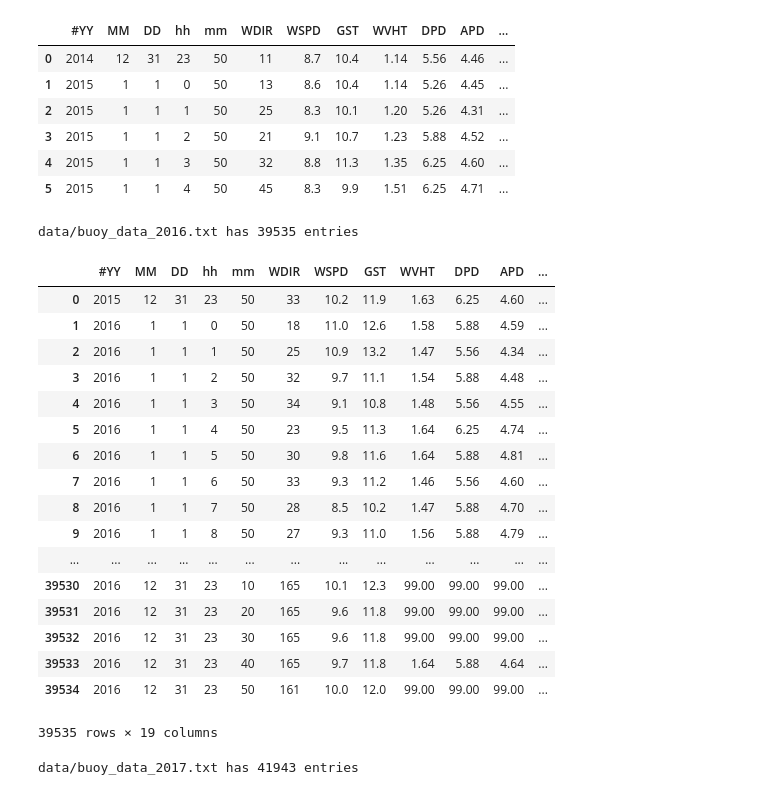
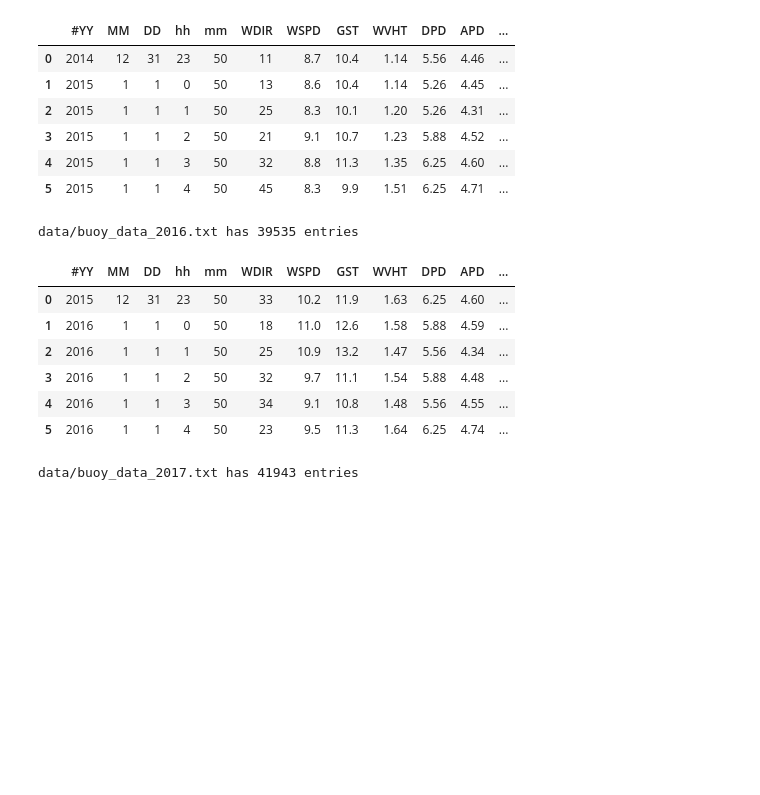
Before and after one commit to jxfischer/buoy-data-analysis, a Jupyter notebook: Pandas_Experiment_Pre-Final.ipynb, the cells around one changed output. Drawn from its saved outputs; the diff is of its cells as text; code cells hidden in the pictures; blank space fills up the shorter version.

```diff
--- a/Pandas_Experiment_Pre-Final.ipynb
+++ b/Pandas_Experiment_Pre-Final.ipynb
@@ -221,27 +275,16 @@ data/buoy_data_2015.txt has 8758 entries
 | 5 | 2015 | 1 | 1 | 4 | 50 | 45 | 8.3 | 9.9 | 1.51 | 6.25 | 4.71 | ... |
 # %%
 df2016 = read_file('data/buoy_data_2016.txt', has_second_header=True) #allows you to a table for each year
-df2016#allows you to print certain sections of the data0
+df2016.head(6)#allows you to print certain sections of the data0
 # %% [output]
 data/buoy_data_2016.txt has 39535 entries
 |  | #YY | MM | DD | hh | mm | WDIR | WSPD | GST | WVHT | DPD | APD | ... |
 | 0 | 2015 | 12 | 31 | 23 | 50 | 33 | 10.2 | 11.9 | 1.63 | 6.25 | 4.60 | ... |
 | 1 | 2016 | 1 | 1 | 0 | 50 | 18 | 11.0 | 12.6 | 1.58 | 5.88 | 4.59 | ... |
 | 2 | 2016 | 1 | 1 | 1 | 50 | 25 | 10.9 | 13.2 | 1.47 | 5.56 | 4.34 | ... |
 | 3 | 2016 | 1 | 1 | 2 | 50 | 32 | 9.7 | 11.1 | 1.54 | 5.88 | 4.48 | ... |
 | 4 | 2016 | 1 | 1 | 3 | 50 | 34 | 9.1 | 10.8 | 1.48 | 5.56 | 4.55 | ... |
 | 5 | 2016 | 1 | 1 | 4 | 50 | 23 | 9.5 | 11.3 | 1.64 | 6.25 | 4.74 | ... |
-| 6 | 2016 | 1 | 1 | 5 | 50 | 30 | 9.8 | 11.6 | 1.64 | 5.88 | 4.81 | ... |
-| 7 | 2016 | 1 | 1 | 6 | 50 | 33 | 9.3 | 11.2 | 1.46 | 5.56 | 4.60 | ... |
-| 8 | 2016 | 1 | 1 | 7 | 50 | 28 | 8.5 | 10.2 | 1.47 | 5.88 | 4.70 | ... |
-| 9 | 2016 | 1 | 1 | 8 | 50 | 27 | 9.3 | 11.0 | 1.56 | 5.88 | 4.79 | ... |
-| ... | ... | ... | ... | ... | ... | ... | ... | ... | ... | ... | ... | ... |
-| 39530 | 2016 | 12 | 31 | 23 | 10 | 165 | 10.1 | 12.3 | 99.00 | 99.00 | 99.00 | ... |
-| 39531 | 2016 | 12 | 31 | 23 | 20 | 165 | 9.6 | 11.8 | 99.00 | 99.00 | 99.00 | ... |
-| 39532 | 2016 | 12 | 31 | 23 | 30 | 165 | 9.6 | 11.8 | 99.00 | 99.00 | 99.00 | ... |
-| 39533 | 2016 | 12 | 31 | 23 | 40 | 165 | 9.7 | 11.8 | 1.64 | 5.88 | 4.64 | ... |
-| 39534 | 2016 | 12 | 31 | 23 | 50 | 161 | 10.0 | 12.0 | 99.00 | 99.00 | 99.00 | ... |
-39535 rows × 19 columns
 # %%
 df2017 = read_file('data/buoy_data_2017.txt', has_second_header=True) #allows you to a table for each year
 df2017.head(6)#allows you to print certain sections of the data0
```
Also changed, not shown: parts of 7 cells of this notebook, 3 other files.
